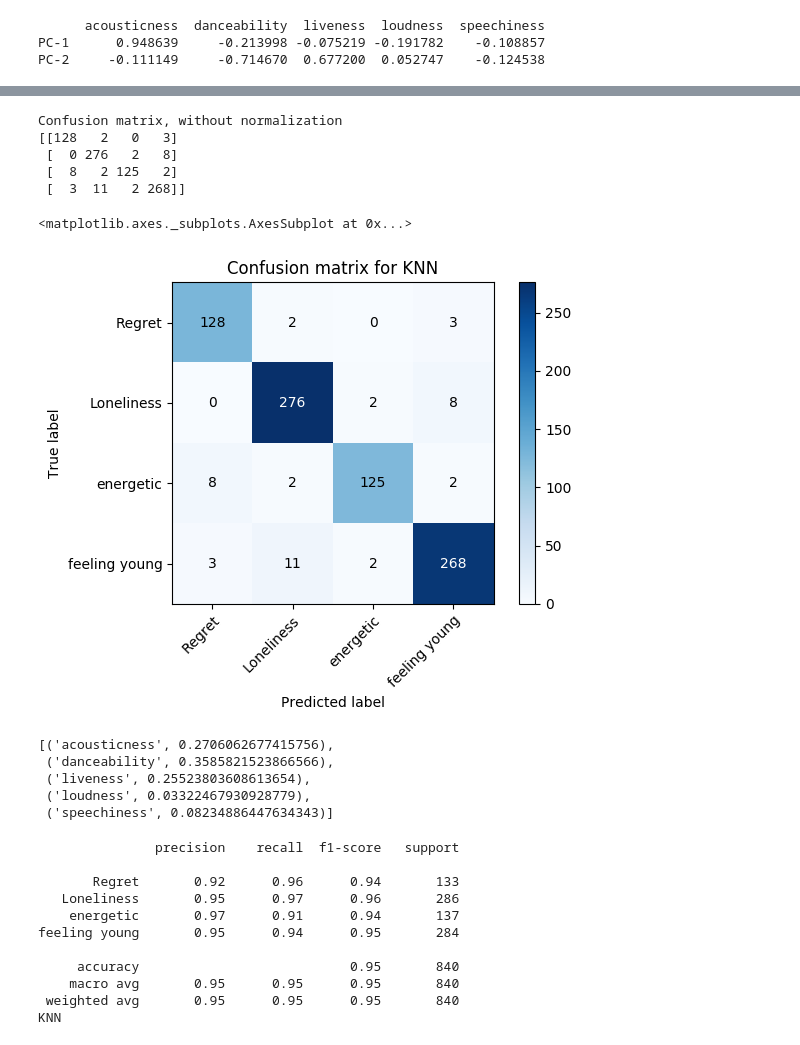
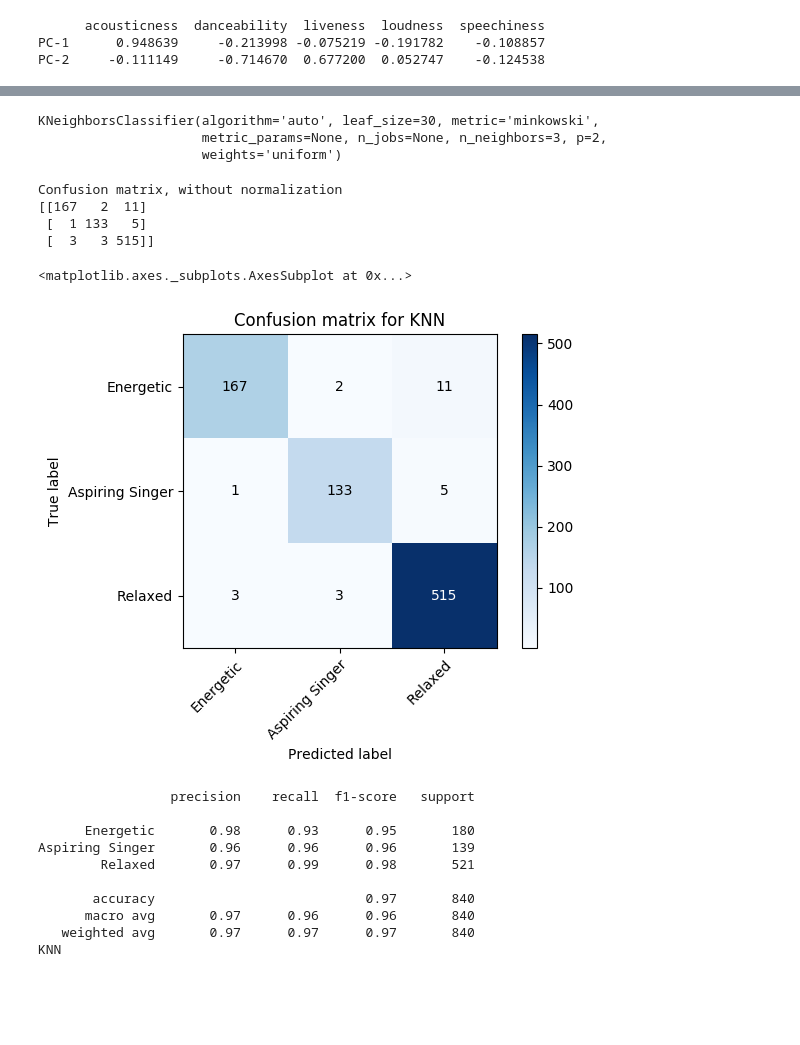
Before and after one commit to v33na/Final, a Jupyter notebook: Machine_Learning_final.ipynb, the cells around one changed output, grey strips where cells are left out. Cells and saved outputs as stored; diff of their text form; code cells hidden in the pictures; blank space fills up the shorter version.

```diff
--- a/Machine_Learning_final.ipynb
+++ b/Machine_Learning_final.ipynb
@@ -93,7 +70,7 @@ plt.show()
 # %% [output]
 [figure]
 # %%
-kmeans = KMeans(n_clusters=4)
+kmeans = KMeans(n_clusters=3)
 kmeans.fit(songs_features)
 # %% [output]
 KMeans(algorithm='auto', copy_x=True, init='k-means++', max_iter=300,
@@ -262,37 +239,48 @@ definitions = ['Regret','Loneliness','energetic','feeling young']
+# %%
+# Confusion matrix
+definitions = ['Energetic','Aspiring Singer','Relaxed']
+# %%
+from sklearn.neighbors import KNeighborsClassifier
+from sklearn.model_selection import train_test_split
+from sklearn.model_selection import cross_val_score
+from sklearn.metrics import classification_report, confusion_matrix
+from sklearn.utils.multiclass import unique_labels
+
+X = songs_features
+y = y_kmeans
+
+X_train, X_test, y_train, y_test = train_test_split(X, y, test_size=0.33)
+
+knn = KNeighborsClassifier(n_neighbors=3)
+# Train the model using the training sets
+knn.fit(X_train,y_train)
+# %% [output]
+KNeighborsClassifier(algorithm='auto', leaf_size=30, metric='minkowski',
+                     metric_params=None, n_jobs=None, n_neighbors=3, p=2,
+                     weights='uniform')
+# %%
+knn_pred =knn.predict(X_test)
 # %%
-features = songs_features.columns
-list(zip(songs_features[features], rfc.feature_importances_))
 plot_confusion_matrix(y_test, knn_pred, classes=definitions,
                       title='Confusion matrix for KNN')
 # %% [output]
 Confusion matrix, without normalization
-[[128   2   0   3]
- [  0 276   2   8]
- [  8   2 125   2]
- [  3  11   2 268]]
+[[167   2  11]
+ [  1 133   5]
+ [  3   3 515]]
 <matplotlib.axes._subplots.AxesSubplot at 0x...>
-[figure, old version]
+[figure, new version]
-# %%
-features = songs_features.columns
-list(zip(songs_features[features], rfc.feature_importances_))
-# %% [output]
-[('acousticness', 0.2706062677415756),
- ('danceability', 0.3585821523866566),
- ('liveness', 0.25523803608613654),
- ('loudness', 0.03322467930928779),
- ('speechiness', 0.08234886447634343)]
 # %%
 
 print(classification_report(y_test,knn_pred,target_names=definitions)+'KNN')
 # %% [output]
-               precision    recall  f1-score   support
+                 precision    recall  f1-score   support
 
-       Regret       0.92      0.96      0.94       133
-   Loneliness       0.95      0.97      0.96       286
-    energetic       0.97      0.91      0.94       137
-feeling young       0.95      0.94      0.95       284
+      Energetic       0.98      0.93      0.95       180
+Aspiring Singer       0.96      0.96      0.96       139
+        Relaxed       0.97      0.99      0.98       521
 
-     accuracy                           0.95       840
-    macro avg       0.95      0.95      0.95       840
- weighted avg       0.95      0.95      0.95       840
+       accuracy                           0.97       840
+      macro avg       0.97      0.96      0.96       840
+   weighted avg       0.97      0.97      0.97       840
 KNN
```
Also changed, not shown: parts of 15 cells of this notebook, 1 other file.
